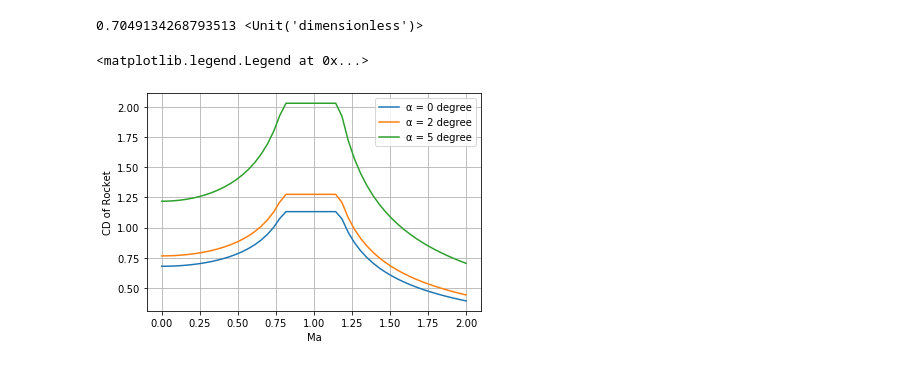
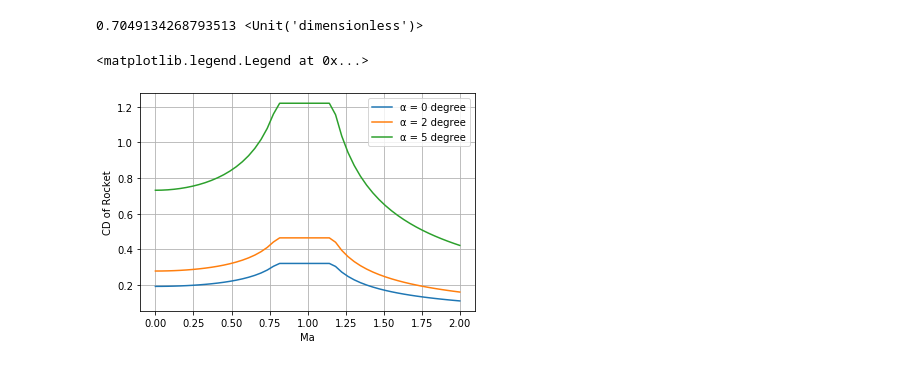
Before and after one commit to dev10110/rocketPy_development, a Jupyter notebook: rocketPy/rocket_generate.ipynb, the cells around one changed output. Saved outputs shown, nothing was run; the diff lists cells and outputs as text; code cells hidden in the pictures.

```diff
--- a/rocketPy/rocket_generate.ipynb
+++ b/rocketPy/rocket_generate.ipynb
@@ -675,6 +951,6 @@ r.__class__.__name__
 # %%
 # create a nose cone
-nc = NoseCone(mass=None,diameter=6*ureg.inch, length=18*ureg.inch)
+nc = NoseCone(mass=None, inertia=None, diameter=6*ureg.inch, length=18*ureg.inch, wall_thickness=6*ureg.mm, material=PLA())
 # assign it to the rocket
 r.set_nose_cone(nc)
 nc
@@ -718,6 +1005,11 @@ nc.xcp()
 # %%
 # create a body tube
-bt = BodyTube(attached_to=nc, diameter=6*ureg.inch, length=48*ureg.inch)
+bt = BodyTube(name = 'Body Tube', mass =None, inertia=None, diameter=6*ureg.inch, length=48*ureg.inch, wall_thickness=2*ureg.mm, material=Phenolic())
+
+# define its location
+bt.set_position(after=nc)
+
+# assign to the rocket
 r.set_body_tube(bt)
-bt
+print(bt)
 # %% [output]
@@ -739,7 +1026,8 @@ r.xcp().to(ureg.inch)
 11.999999999999998 <Unit('inch')>
 # %%
 # create a boat tail
-boat_tail = Transition(name='Boat Tail',attached_to=bt, fore_dia=6*ureg.inch, aft_dia=4*ureg.inch, length=4*ureg.inch)
+boat_tail = Transition(name='Boat Tail',mass=None, inertia=None, fore_dia=6*ureg.inch, aft_dia=4*ureg.inch, length=4*ureg.inch, material=Phenolic())
+boat_tail.set_position(after=bt)
 r.set_boat_tail(boat_tail)
 boat_tail
 # %% [output]
@@ -755,7 +1043,9 @@ r.xcp().to(ureg.inch)
 -57.833333333333336 <Unit('inch')>
 # %%
 # create the fins
-fins = FinSet(attached_to=bt, n=3, span=6*ureg.inch, root_chord=12*ureg.inch, tip_chord=6*ureg.inch, mid_sweep=10*ureg.degree, thickness=6*ureg.mm)
+fins = FinSet(name='Fins', mass=None, inertia=None, n=3, span=6*ureg.inch, root_chord=12*ureg.inch, tip_chord=6*ureg.inch, mid_sweep=10*ureg.degree, tube_dia=6*ureg.inch,  thickness=6*ureg.mm, material=Aluminium())
+
+fins.set_position(after=bt, offset=-fins.root_chord)
 # assign fins to the rocket
 r.set_fins(fins)
 fins
@@ -928,17 +1209,17 @@ r.CD(alpha=0*ureg.degree, Re=10e4, Mach=0.5)
 0.7049134268793513 <Unit('dimensionless')>
 # %%
 Ma_vals = np.linspace(0, 2)
-Re=8e4
+Re=1e8
 plt.plot(Ma_vals, [r.CD(alpha=0*ureg.degree, Re=Re, Mach=Ma) for Ma in Ma_vals], label='α = 0 degree')
 plt.plot(Ma_vals, [r.CD(alpha=2*ureg.degree, Re=Re, Mach=Ma) for Ma in Ma_vals], label='α = 2 degree')
 plt.plot(Ma_vals, [r.CD(alpha=5*ureg.degree, Re=Re, Mach=Ma) for Ma in Ma_vals], label='α = 5 degree')
 plt.grid()
 plt.xlabel("Ma")
 plt.ylabel("CD of Rocket")
 plt.legend()
 # %% [output]
 <matplotlib.legend.Legend at 0x...>
-[figure, old version]
+[figure, new version]
 # %%
 
 ax = fins.plot(rotation=10*ureg.degrees)
```
Also changed, not shown: parts of 38 cells of this notebook.
